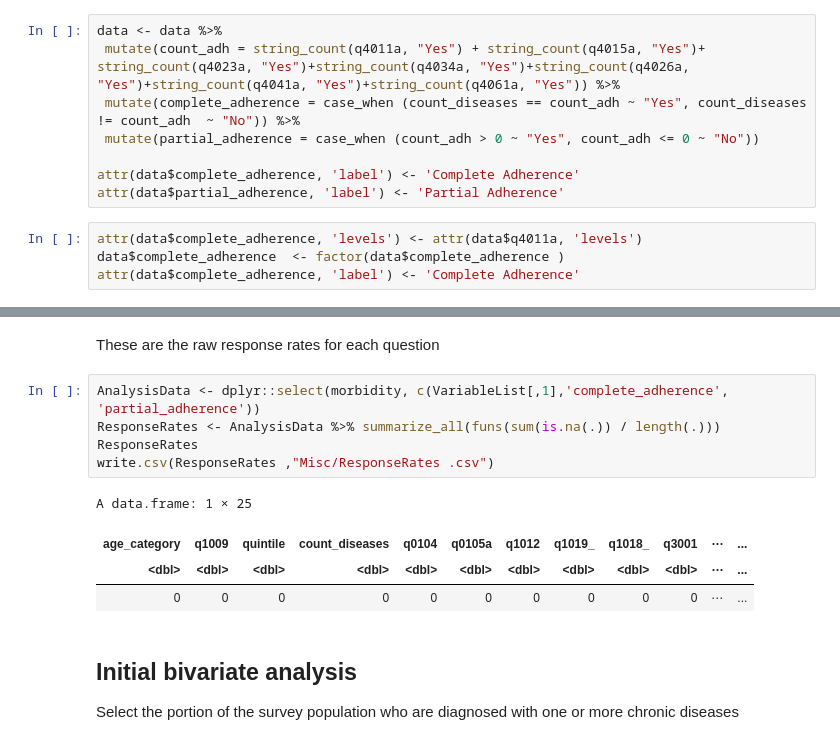
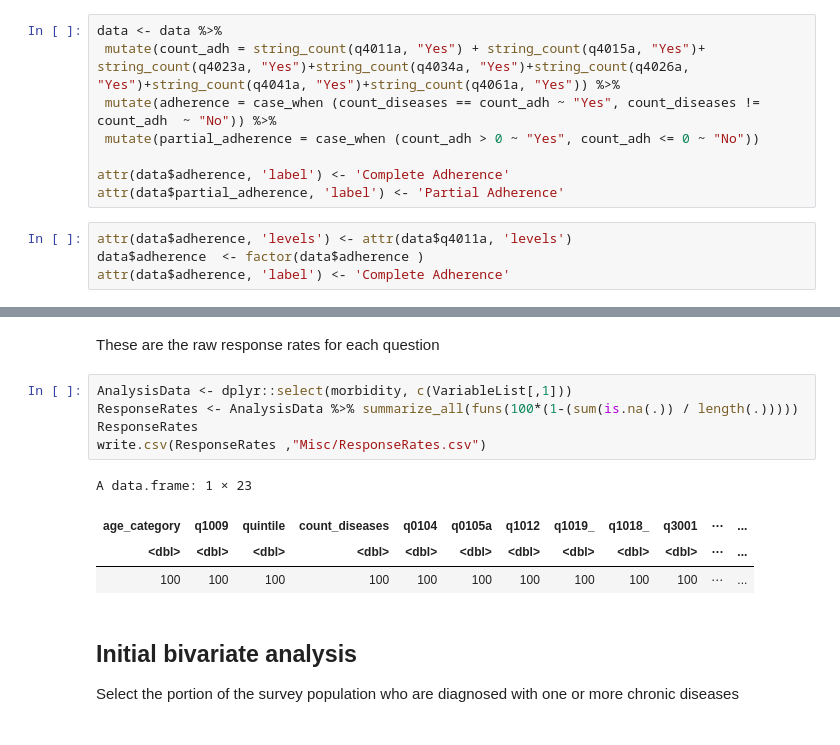
Before and after one commit to KGrewal1/SAGE2Adherence, a Jupyter notebook: SAGE2Adherence.ipynb, the cells around one changed output, grey strips where cells are left out. Saved outputs shown, nothing was run; the diff lists cells and outputs as text.

Commit message:
fixing response rates

```diff
--- a/SAGE2Adherence.ipynb
+++ b/SAGE2Adherence.ipynb
@@ -247,15 +247,15 @@ This counts the number of chronic diseases to which the respondent said they had
 # %%
 data <- data %>%
  mutate(count_adh = string_count(q4011a, "Yes") + string_count(q4015a, "Yes")+ string_count(q4023a, "Yes")+string_count(q4034a, "Yes")+string_count(q4026a, "Yes")+string_count(q4041a, "Yes")+string_count(q4061a, "Yes")) %>%
- mutate(complete_adherence = case_when (count_diseases == count_adh ~ "Yes", count_diseases != count_adh  ~ "No")) %>%
+ mutate(adherence = case_when (count_diseases == count_adh ~ "Yes", count_diseases != count_adh  ~ "No")) %>%
  mutate(partial_adherence = case_when (count_adh > 0 ~ "Yes", count_adh <= 0 ~ "No"))
 
-attr(data$complete_adherence, 'label') <- 'Complete Adherence'
+attr(data$adherence, 'label') <- 'Complete Adherence'
 attr(data$partial_adherence, 'label') <- 'Partial Adherence'
 # %%
-attr(data$complete_adherence, 'levels') <- attr(data$q4011a, 'levels')
-data$complete_adherence  <- factor(data$complete_adherence )
-attr(data$complete_adherence, 'label') <- 'Complete Adherence'
+attr(data$adherence, 'levels') <- attr(data$q4011a, 'levels')
+data$adherence  <- factor(data$adherence )
+attr(data$adherence, 'label') <- 'Complete Adherence'
 # %% [markdown]
 ## Create Age Categories
 
@@ -515,15 +515,15 @@ VariableList <- matrix(
 # %% [markdown]
 These are the raw response rates for each question
 # %%
-AnalysisData <- dplyr::select(morbidity, c(VariableList[,1],'complete_adherence', 'partial_adherence'))
-ResponseRates <- AnalysisData %>% summarize_all(funs(sum(is.na(.)) / length(.)))
+AnalysisData <- dplyr::select(morbidity, c(VariableList[,1]))
+ResponseRates <- AnalysisData %>% summarize_all(funs(100*(1-(sum(is.na(.)) / length(.)))))
 ResponseRates
-write.csv(ResponseRates ,"Misc/ResponseRates .csv")
+write.csv(ResponseRates ,"Misc/ResponseRates.csv")
 # %% [output]
-A data.frame: 1 × 25
+A data.frame: 1 × 23
 | age_category | q1009 | quintile | count_diseases | q0104 | q0105a | q1012 | q1019_ | q1018_ | q3001 | ⋯ | ... |
 | <dbl> | <dbl> | <dbl> | <dbl> | <dbl> | <dbl> | <dbl> | <dbl> | <dbl> | <dbl> | ⋯ | ... |
-| 0 | 0 | 0 | 0 | 0 | 0 | 0 | 0 | 0 | 0 | ⋯ | ... |
+| 100 | 100 | 100 | 100 | 100 | 100 | 100 | 100 | 100 | 100 | ⋯ | ... |
 # %% [markdown]
 ## Initial bivariate analysis
 Select the portion of the survey population who are diagnosed with one or more chronic diseases
```
Also changed, not shown: parts of 14 cells of this notebook, 3 other files.
